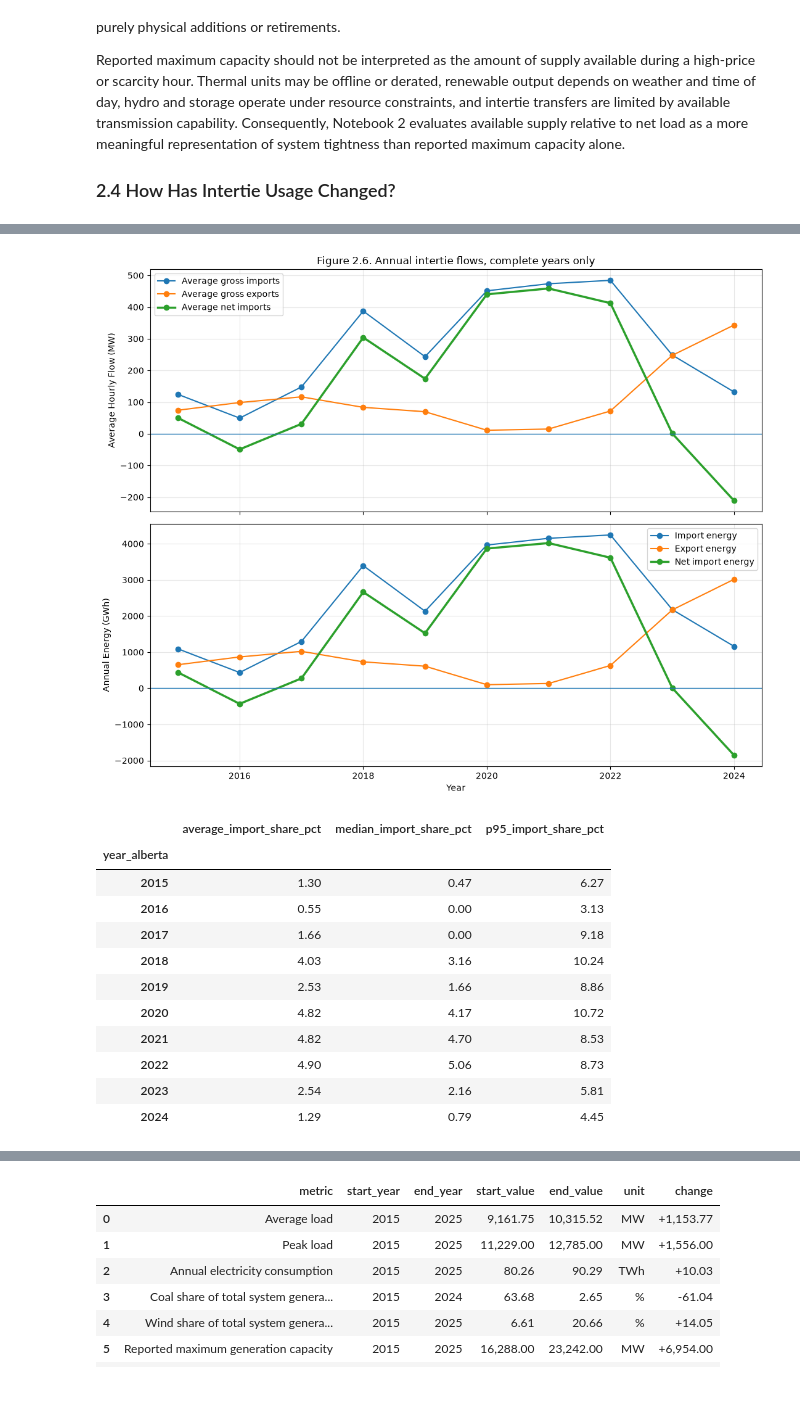
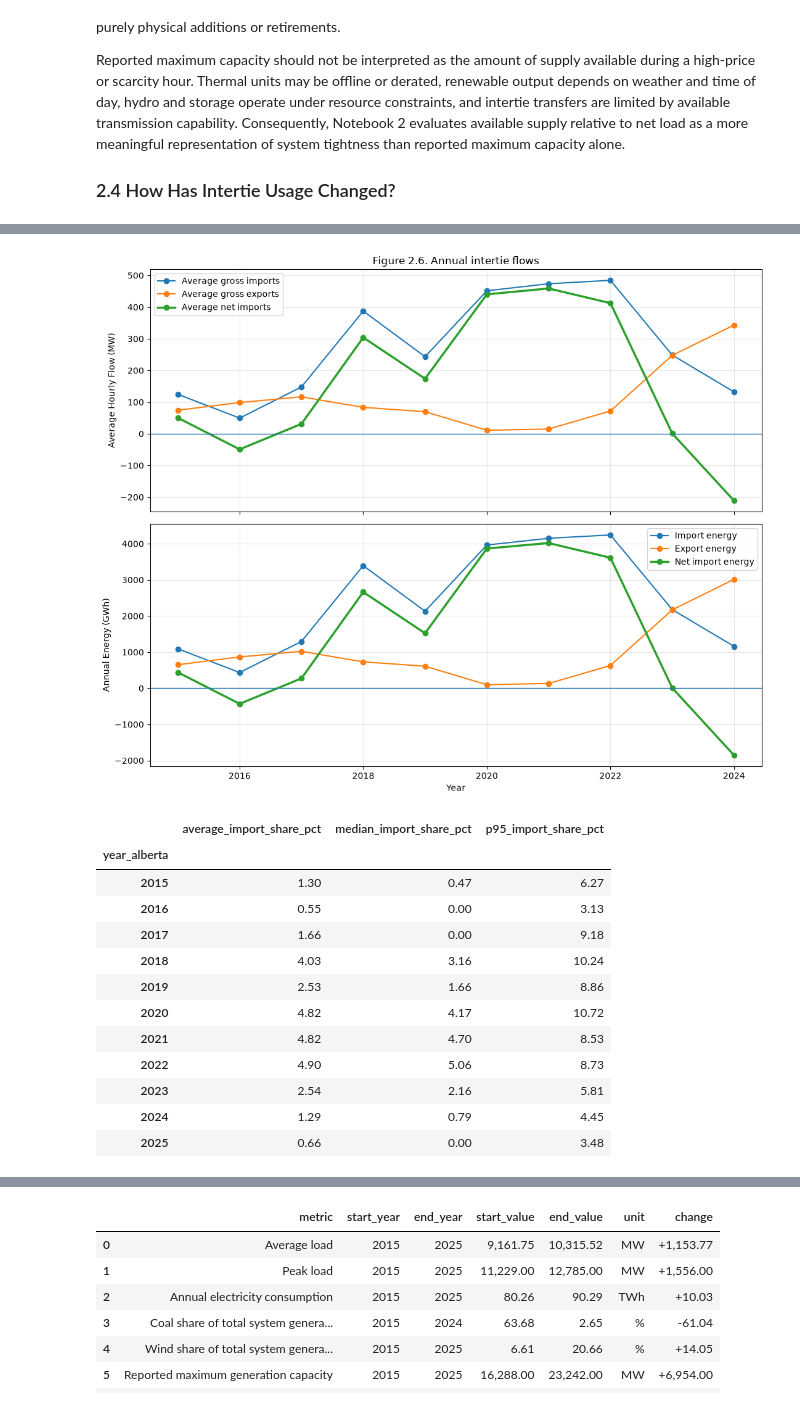
Before and after one commit to bhasein/alberta_power_markets_project, a Jupyter notebook: notebooks/01_Alberta_Market_Orientation.ipynb, the cells around one changed output, grey strips where cells are left out. Drawn from its saved outputs; the diff is of its cells as text; code cells hidden in the pictures.

Commit message:
Finalize Alberta market orientation notebook

```diff
--- a/notebooks/01_Alberta_Market_Orientation.ipynb
+++ b/notebooks/01_Alberta_Market_Orientation.ipynb
@@ -758,8 +760,19 @@ imports_col = "total_imports_mw"
 exports_col = "total_exports_mw"
 net_imports_col = "net_imports_mw"
 
+# Intertie reporting ends in July 2025. Restrict annual comparisons
+# to complete calendar years.
+INTERTIE_FULL_YEAR_END = 2024
+
+complete_intertie_year_mask = master["year_alberta"].between(
+    STUDY_START_YEAR,
+    INTERTIE_FULL_YEAR_END,
+)
+
 annual_interties = (
-    master.groupby("year_alberta").agg(
+    master.loc[complete_intertie_year_mask]
+    .groupby("year_alberta")
+    .agg(
         average_total_imports_mw=(
             imports_col,
             "mean",
@@ -808,15 +821,7 @@ annual_interties["net_import_energy_gwh"] = (
     - annual_interties["total_export_energy_gwh"]
 )
 
-# Intertie reporting ends in July 2025. Restrict annual comparisons to
-# complete calendar years so partial-year energy totals are not compared
-# with full-year observations.
-INTERTIE_FULL_YEAR_END = 2024
-annual_interties_full_year = annual_interties.loc[
-    STUDY_START_YEAR:INTERTIE_FULL_YEAR_END
-]
-
-display(annual_interties_full_year.round(2))
+display(annual_interties.round(2))
 # %% [output]
 |  | average_total_imports_mw | peak_total_import_mw | total_import_energy_gwh | average_total_exports_mw | ... |
 | year_alberta |  |  |  |  | ... |
@@ -835,7 +840,7 @@ display(annual_interties_full_year.round(2))
 # Visualize annual intertie flows and energy balances
 # ---------------------------------------------------------------------
 
-plot_df = annual_interties_full_year.copy()
+plot_df = annual_interties.copy()
 
 fig, axes = plt.subplots(
     nrows=2,
@@ -868,7 +873,7 @@ axes[0].plot(
 )
 
 axes[0].axhline(0, linewidth=1)
-axes[0].set_title("Figure 2.6. Annual intertie flows, complete years only")
+axes[0].set_title("Figure 2.6. Annual intertie flows")
 axes[0].set_ylabel("Average Hourly Flow (MW)")
 axes[0].legend()
 axes[0].grid(alpha=0.3)
@@ -878,34 +883,34 @@ axes[1].plot(
     plot_df.index,
     plot_df["total_import_energy_gwh"],
     marker="o",
     label="Import energy",
 )
 
 axes[1].plot(
     plot_df.index,
     plot_df["total_export_energy_gwh"],
     marker="o",
     label="Export energy",
 )
 
 axes[1].plot(
     plot_df.index,
     plot_df["net_import_energy_gwh"],
     marker="o",
     linewidth=2.5,
     label="Net import energy",
 )
 
 axes[1].axhline(0, linewidth=1)
 axes[1].set_xlabel("Year")
 axes[1].set_ylabel("Annual Energy (GWh)")
 axes[1].legend()
 axes[1].grid(alpha=0.3)
 
 plt.tight_layout()
 plt.show()
 # %% [output]
-[figure, old version]
+[figure, new version]
 # %%
 # ---------------------------------------------------------------------
 # Summarize imports relative to Alberta Internal Load
@@ -927,11 +932,7 @@ annual_import_share = (
     )
 )
 
-annual_import_share_full_year = annual_import_share.loc[
-    STUDY_START_YEAR:INTERTIE_FULL_YEAR_END
-]
-
-display(annual_import_share_full_year.round(2))
+display(annual_import_share.round(2))
 # %% [output]
 |  | average_import_share_pct | median_import_share_pct | p95_import_share_pct |
 | year_alberta |  |  |  |
@@ -945,6 +946,7 @@ display(annual_import_share_full_year.round(2))
 | 2022 | 4.90 | 5.06 | 8.73 |
 | 2023 | 2.54 | 2.16 | 5.81 |
 | 2024 | 1.29 | 0.79 | 4.45 |
+| 2025 | 0.66 | 0.00 | 3.48 |
 # %% [markdown]
 #### Intertie Flows
 
```
Also changed, not shown: parts of 18 cells of this notebook.
